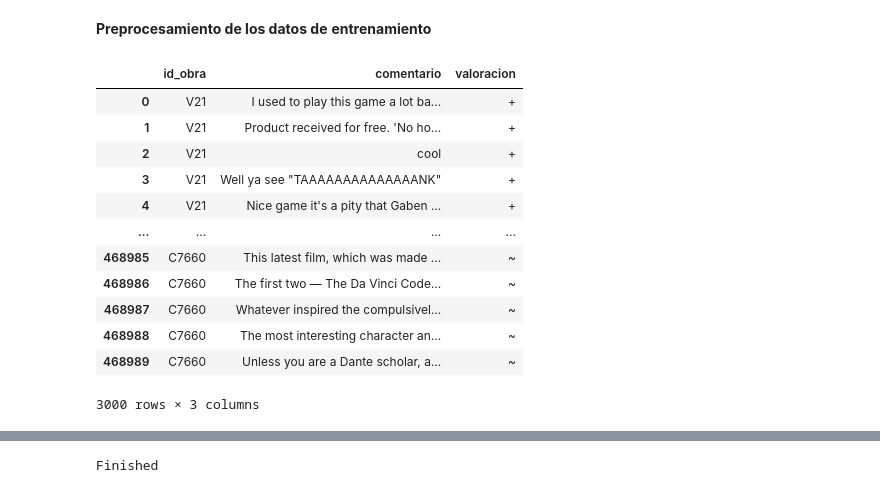
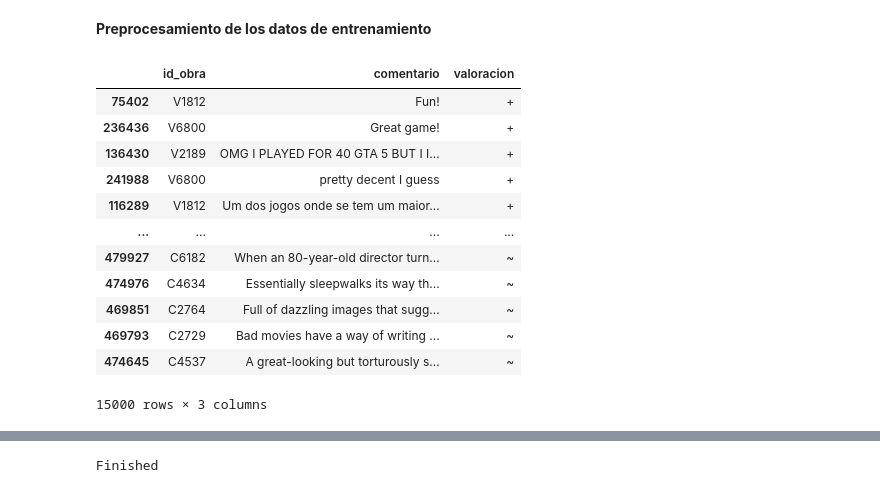
Before and after one commit to adrygp/ABP-FindMo, a Jupyter notebook: análisis_de_sentimientos.ipynb, the cells around one changed output, grey strips where cells are left out. Drawn from its saved outputs; the diff is of its cells as text; code cells hidden in the pictures.

```diff
--- a/análisis_de_sentimientos.ipynb
+++ b/análisis_de_sentimientos.ipynb
@@ -225,31 +183,35 @@ listadoComentariosCine[['id_obra', 'comentario', 'valoracion']].dropna()
 61203 rows × 3 columns
 # %% [markdown]
 **Preprocesamiento de los datos de** **entrenamiento**
-# %%
-obras = pd.read_csv('system_datasets/obras_comentarios.csv')
-
-trainingDataPositivo=obras[obras['valoracion'] == '+'].head(1000).copy()
-trainingDataNegativo=obras[obras['valoracion'] == '-'].head(1000).copy()
-trainingDataNeutral=obras[obras['valoracion'] == '~'].head(1000).copy()
-
-trainingData= pd.concat([trainingDataPositivo, trainingDataNegativo, trainingDataNeutral])
-
-trainingData.dropna().to_csv('system_datasets/training_obras.csv', index=False)
-trainingData
-# %% [output]
-|  | id_obra | comentario | valoracion |
-| 0 | V21 | I used to play this game a lot ba... | + |
-| 1 | V21 | Product received for free. 'No ho... | + |
-| 2 | V21 | cool | + |
-| 3 | V21 | Well ya see "TAAAAAAAAAAAAAANK" | + |
-| 4 | V21 | Nice game it's a pity that Gaben ... | + |
-| ... | ... | ... | ... |
-| 468985 | C7660 | This latest film, which was made ... | ~ |
-| 468986 | C7660 | The first two — The Da Vinci Code... | ~ |
-| 468987 | C7660 | Whatever inspired the compulsivel... | ~ |
-| 468988 | C7660 | The most interesting character an... | ~ |
-| 468989 | C7660 | Unless you are a Dante scholar, a... | ~ |
-3000 rows × 3 columns
+# %%
+obras = pd.read_csv('system_datasets/obras_comentarios.csv')
+
+trainingDataPositivoV=obras[(obras['valoracion'] == '+') & (obras['id_obra'].str.startswith('V', na=False))].sample(3000).copy()
+trainingDataNegativoV=obras[(obras['valoracion'] == '-') & (obras['id_obra'].str.startswith('V', na=False))].sample(3000).copy()
+
+trainingDataPositivoC=obras[(obras['valoracion'] == '+') & (obras['id_obra'].str.startswith('C', na=False))].sample(2000).copy()
+trainingDataNegativoC=obras[(obras['valoracion'] == '-') & (obras['id_obra'].str.startswith('C', na=False))].sample(2000).copy()
+trainingDataNeutralC=obras[(obras['valoracion'] == '~') & (obras['id_obra'].str.startswith('C', na=False))].sample(5000).copy()
+
+trainingData= pd.concat([trainingDataPositivoV, trainingDataNegativoV,
+                         trainingDataPositivoC, trainingDataNegativoC, trainingDataNeutralC])
+
+trainingData.dropna().to_csv('system_datasets/training_obras.csv', index=False)
+trainingData
+# %% [output]
+|  | id_obra | comentario | valoracion |
+| 75402 | V1812 | Fun! | + |
+| 236436 | V6800 | Great game! | + |
+| 136430 | V2189 | OMG I PLAYED FOR 40 GTA 5 BUT I I... | + |
+| 241988 | V6800 | pretty decent I guess | + |
+| 116289 | V1812 | Um dos jogos onde se tem um maior... | + |
+| ... | ... | ... | ... |
+| 479927 | C6182 | When an 80-year-old director turn... | ~ |
+| 474976 | C4634 | Essentially sleepwalks its way th... | ~ |
+| 469851 | C2764 | Full of dazzling images that sugg... | ~ |
+| 469793 | C2729 | Bad movies have a way of writing ... | ~ |
+| 474645 | C4537 | A great-looking but torturously s... | ~ |
+15000 rows × 3 columns
 # %%
 trainingDataFinal = pd.read_csv('system_datasets/training_obras.csv')
 trainingDataFinal
```
Also changed, not shown: parts of 17 cells of this notebook.
